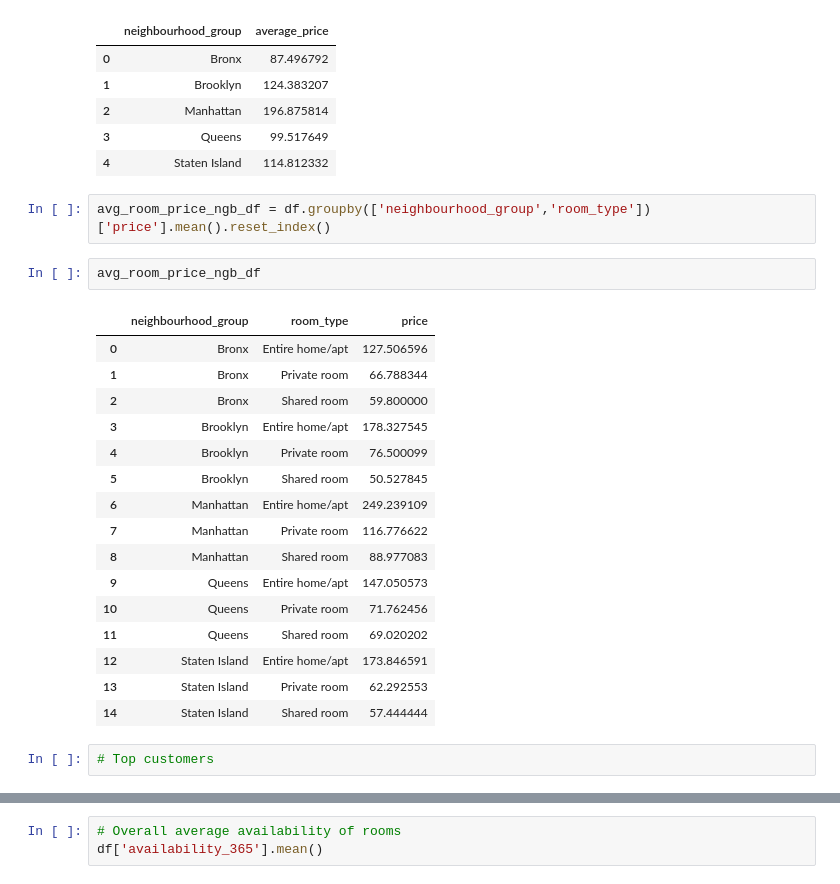
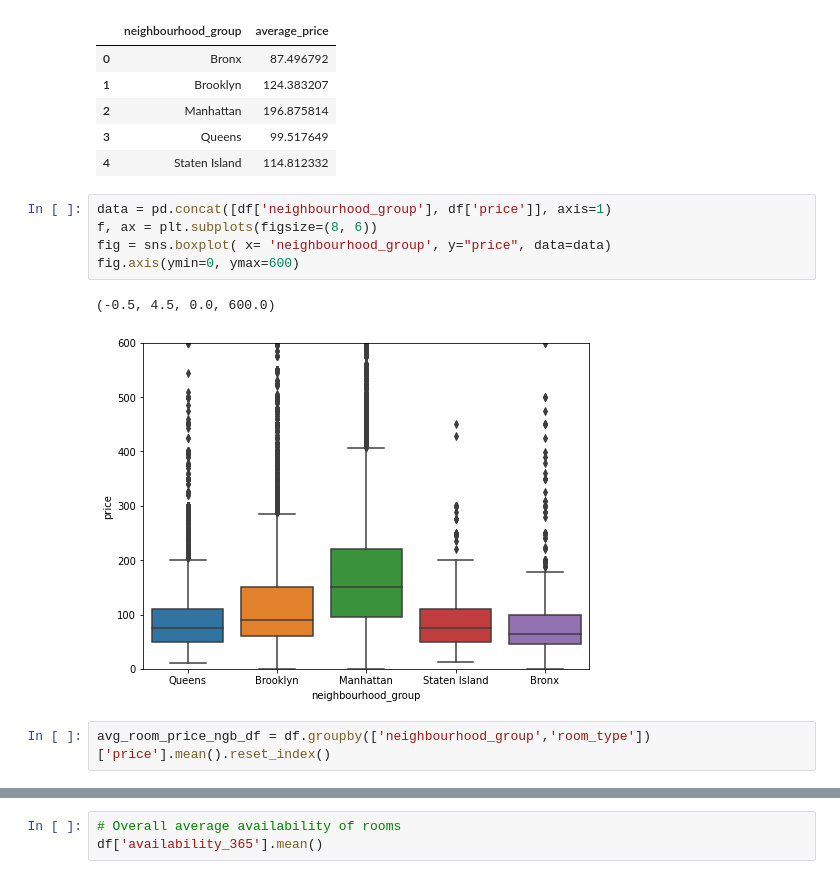
Before and after one commit to mgbhat97/Airbnb-Booking-EDA, a Jupyter notebook: Airbnb_Bookings_Analysis_Capstone_Project.ipynb, the cells around one changed output, grey strips where cells are left out. Cells and saved outputs as stored; diff of their text form.

```diff
--- a/Airbnb_Bookings_Analysis_Capstone_Project.ipynb
+++ b/Airbnb_Bookings_Analysis_Capstone_Project.ipynb
@@ -159,26 +159,13 @@ avg_price_ngb_df.rename(columns={'price':'average_price'})
 | 2 | Manhattan | 196.875814 |
 | 3 | Queens | 99.517649 |
 | 4 | Staten Island | 114.812332 |
+# %%
+data = pd.concat([df['neighbourhood_group'], df['price']], axis=1)
+f, ax = plt.subplots(figsize=(8, 6))
+fig = sns.boxplot( x= 'neighbourhood_group', y="price", data=data)
+fig.axis(ymin=0, ymax=600)
+# %% [output]
+(-0.5, 4.5, 0.0, 600.0)
+[figure, added]
 # %%
 avg_room_price_ngb_df = df.groupby(['neighbourhood_group','room_type'])['price'].mean().reset_index()
-# %%
-avg_room_price_ngb_df
-# %% [output]
-|  | neighbourhood_group | room_type | price |
-| 0 | Bronx | Entire home/apt | 127.506596 |
-| 1 | Bronx | Private room | 66.788344 |
-| 2 | Bronx | Shared room | 59.800000 |
-| 3 | Brooklyn | Entire home/apt | 178.327545 |
-| 4 | Brooklyn | Private room | 76.500099 |
-| 5 | Brooklyn | Shared room | 50.527845 |
-| 6 | Manhattan | Entire home/apt | 249.239109 |
-| 7 | Manhattan | Private room | 116.776622 |
-| 8 | Manhattan | Shared room | 88.977083 |
-| 9 | Queens | Entire home/apt | 147.050573 |
-| 10 | Queens | Private room | 71.762456 |
-| 11 | Queens | Shared room | 69.020202 |
-| 12 | Staten Island | Entire home/apt | 173.846591 |
-| 13 | Staten Island | Private room | 62.292553 |
-| 14 | Staten Island | Shared room | 57.444444 |
-# %%
-# Top customers
```
Also changed, not shown: parts of 23 cells of this notebook.
